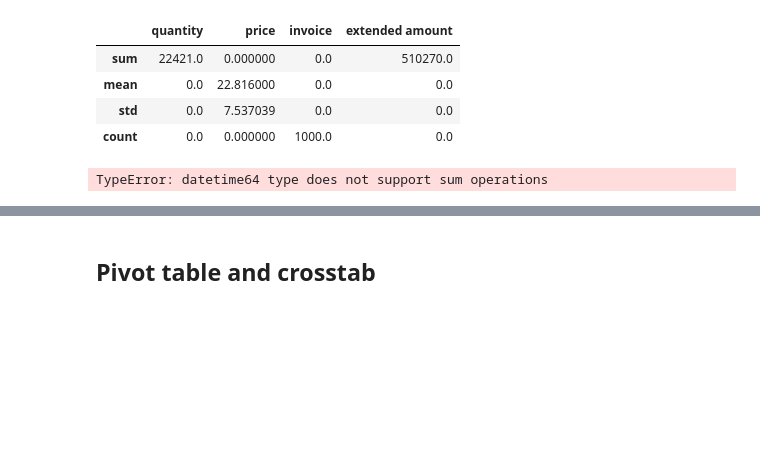
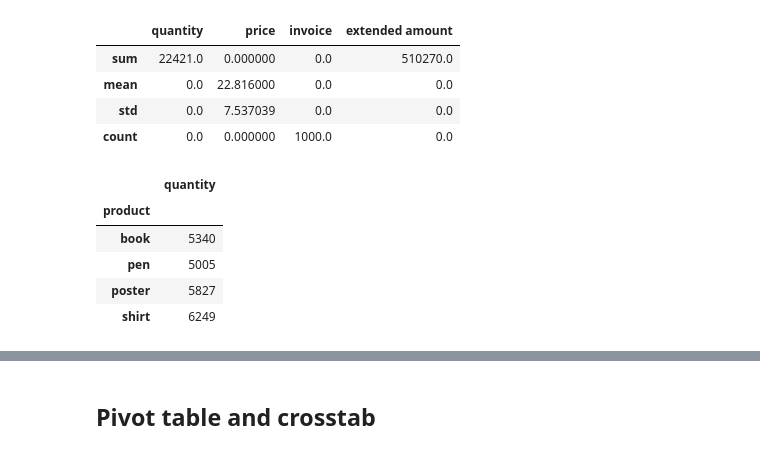
Before and after one commit to talkpython/excel-to-python-course, a Jupyter notebook: code/ch6-aggregating-grouping-merging/1-Aggregating-Grouping-Example.ipynb, the cells around one changed output, grey strips where cells are left out. Drawn from its saved outputs; the diff is of its cells as text; code cells hidden in the pictures; blank space fills up the shorter version.

```diff
--- a/code/ch6-aggregating-grouping-merging/1-Aggregating-Grouping-Example.ipynb
+++ b/code/ch6-aggregating-grouping-merging/1-Aggregating-Grouping-Example.ipynb
@@ -45,9 +47,21 @@ df.agg(agg_cols).fillna(0)
 | mean | 0.0 | 22.816000 | 0.0 | 0.0 |
 | std | 0.0 | 7.537039 | 0.0 | 0.0 |
 | count | 0.0 | 0.000000 | 1000.0 | 0.0 |
-# %%
-df.groupby(['product']).sum()
-# %% [output]
-TypeError: datetime64 type does not support sum operations
+# %%
+# As of Pandas 2.0 release, this code is no longer valid.
+# See https://levelup.gitconnected.com/welcoming-pandas-2-0-194094e4275b for details.
+
+# df.groupby(['product']).sum()
+
+# New, Pandas 2 version:
+prod_cols = {'quantity': 'sum'}
+df.groupby(['product']).agg(prod_cols)
+# %% [output]
+|  | quantity |
+| product |  |
+| book | 5340 |
+| pen | 5005 |
+| poster | 5827 |
+| shirt | 6249 |
 # %%
 df.groupby(['product'])['quantity'].sum()
```
Also changed, not shown: parts of 13 cells of this notebook.
